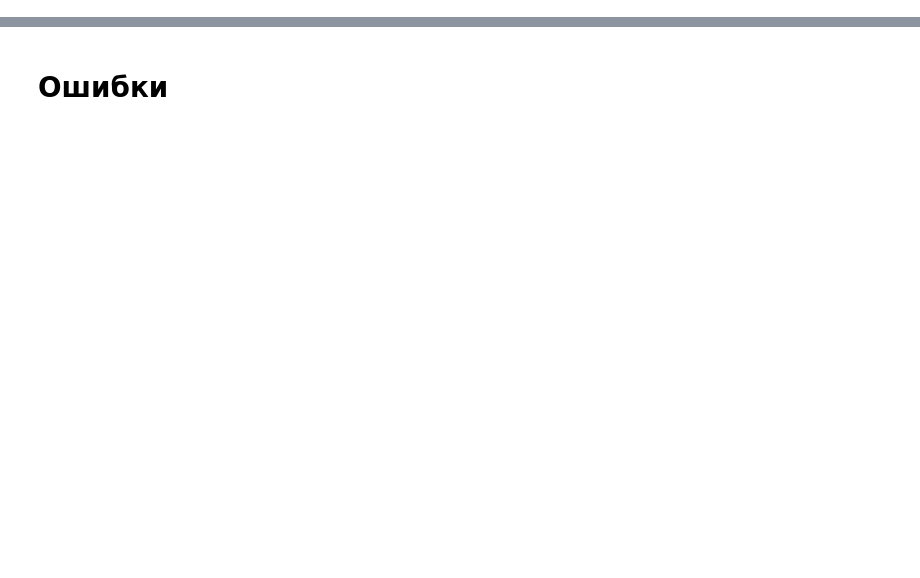
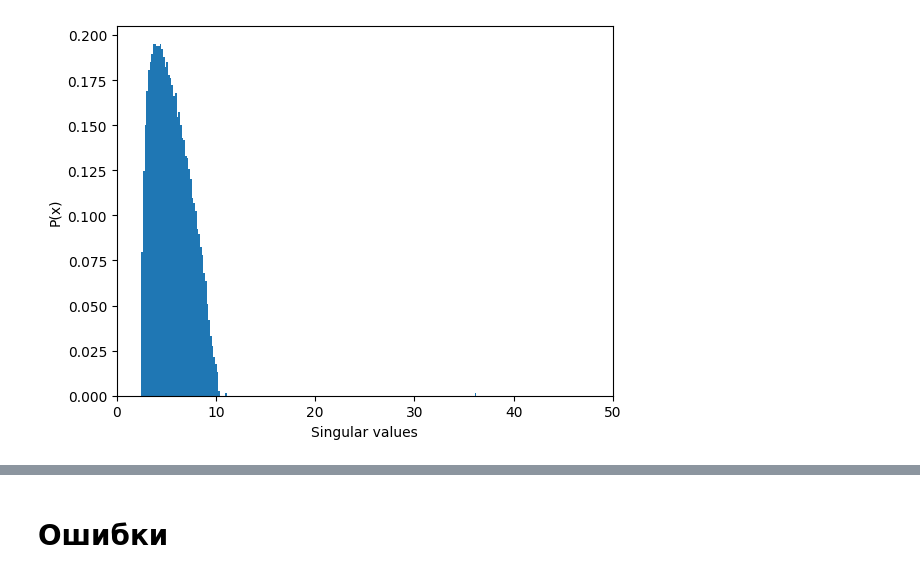
Before and after one commit to dkagramanyan/WC-Co_computer_vision, a Jupyter notebook: ml/vq_vae_2_embs.ipynb, the cells around one changed output, grey strips where cells are left out. Drawn from its saved outputs; the diff is of its cells as text; code cells hidden in the pictures; blank space fills up the shorter version.

```diff
--- a/ml/vq_vae_2_embs.ipynb
+++ b/ml/vq_vae_2_embs.ipynb
@@ -119,3 +169,6 @@ np.save('data/embs/embs_b_9x_512_360_emb_dim_2_n_embed_8192_left_model_left.npy'
 # %%
-embs_t=np.load('data/embs/embs_t_9x_512_360_emb_dim_8_n_embed_8192_left_model_left.npy')
-embs_b=np.load('data/embs/embs_b_9x_512_360_emb_dim_8_n_embed_8192_left_model_left.npy')
+dim_l=''
+n_embedded_l=''
+
+embs_t=np.load(f'data/embs/embs_t_9x_512_360_emb_dim_1{dim_l}_n_embed_8192{n_embedded_l}_left_model_left.npy')
+embs_b=np.load(f'data/embs/embs_b_9x_512_360_emb_dim_1{dim_l}_n_embed_8192{n_embedded_l}_left_model_left.npy')
@@ -140 +178,14 @@ plt.show()
+# %%
+x = S
+
+fig = plt.figure()
+ax = fig.add_subplot(111)
+n, bins, rectangles = ax.hist(x,200, density=True)
+fig.canvas.draw()
+plt.xlim(0,50)
+plt.xlabel('Singular values')
+plt.ylabel('P(x)')
+plt.show()
+# %% [output]
+[figure, added]
 # %%
```
Also changed, not shown: parts of 24 cells of this notebook, 36 other files.
